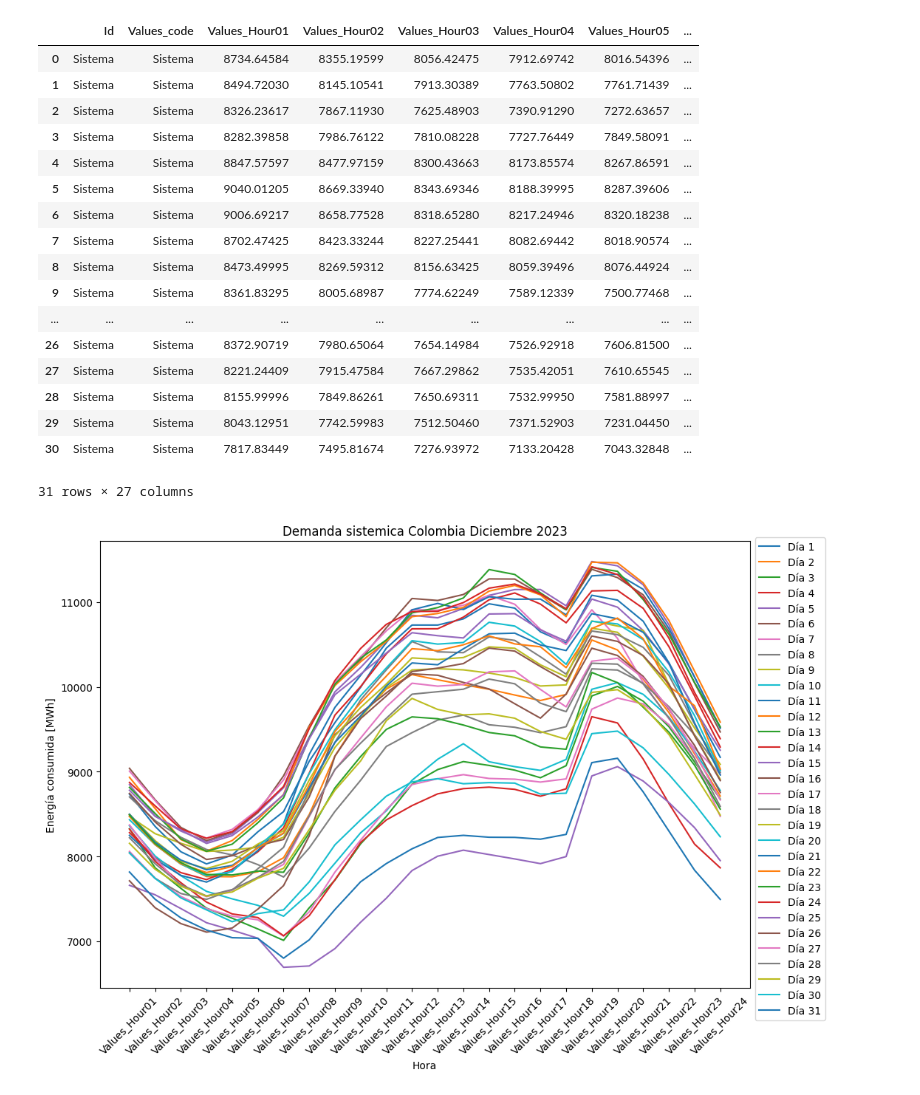
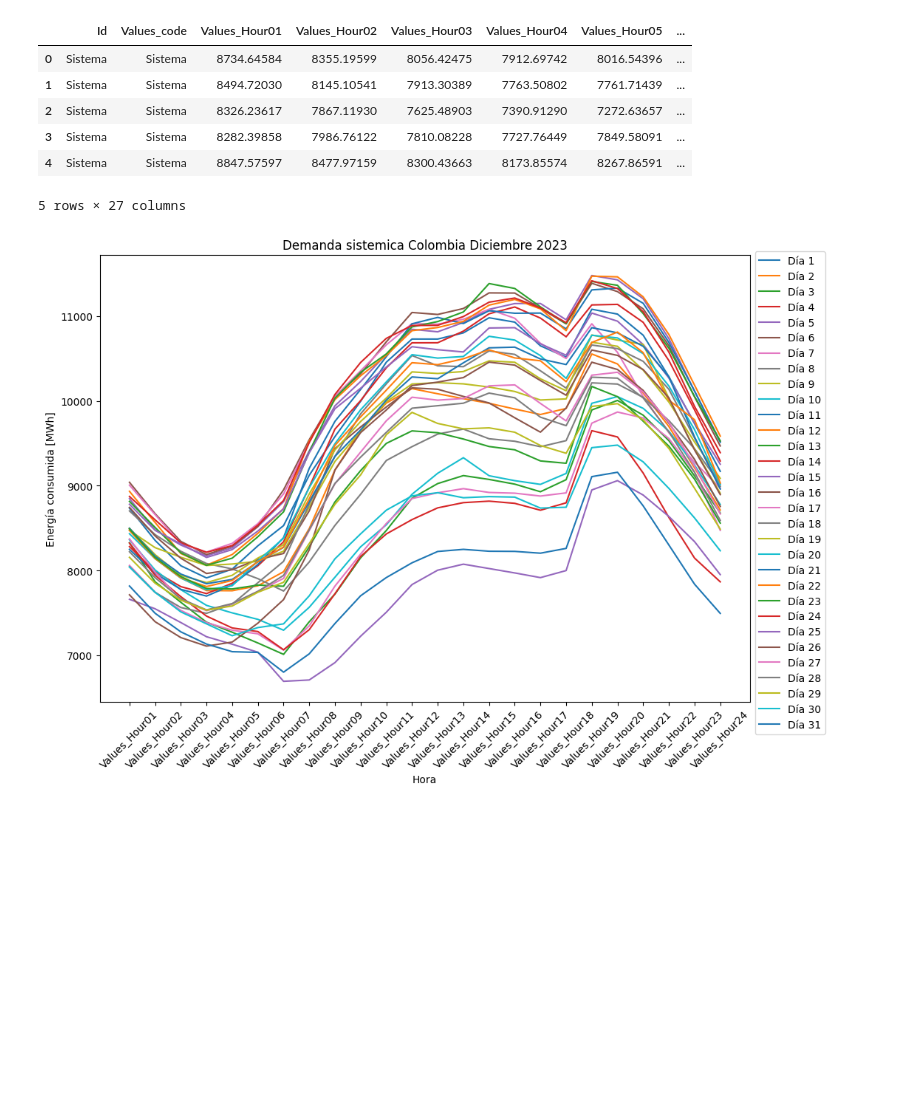
Before and after one commit to jebernatec/colombia-energy-market, a Jupyter notebook: energia_colombia.ipynb, the cells around one changed output. Drawn from its saved outputs; the diff is of its cells as text; code cells hidden in the pictures; blank space fills up the shorter version.

```diff
--- a/energia_colombia.ipynb
+++ b/energia_colombia.ipynb
@@ -64,40 +102,27 @@ objectAPI = pydataxm.ReadDB()
 # %%
-##### Analisis sistemico del precio de energía Mayorista de colombia en Diciembre 2023
-
-### demand [kWh]
+### Real demand (System) [MWh]
 december = objectAPI.request_data(
     "DemaReal",
     "Sistema",
     dt.date(2023, 12, 1),
     dt.date(2023, 12, 30)
 )
 
 thirtyone = objectAPI.request_data(
     "DemaReal",
     "Sistema",
     dt.date(2023, 12, 31),
     dt.date(2023, 12, 31)
 )
 
 demand = pd.concat([december, thirtyone], ignore_index=True)
 demand.iloc[:, 2:-1] /= 1000
-demand
+demand.head()
 # %% [output]
 |  | Id | Values_code | Values_Hour01 | Values_Hour02 | Values_Hour03 | Values_Hour04 | Values_Hour05 | ... |
 | 0 | Sistema | Sistema | 8734.64584 | 8355.19599 | 8056.42475 | 7912.69742 | 8016.54396 | ... |
 | 1 | Sistema | Sistema | 8494.72030 | 8145.10541 | 7913.30389 | 7763.50802 | 7761.71439 | ... |
 | 2 | Sistema | Sistema | 8326.23617 | 7867.11930 | 7625.48903 | 7390.91290 | 7272.63657 | ... |
 | 3 | Sistema | Sistema | 8282.39858 | 7986.76122 | 7810.08228 | 7727.76449 | 7849.58091 | ... |
 | 4 | Sistema | Sistema | 8847.57597 | 8477.97159 | 8300.43663 | 8173.85574 | 8267.86591 | ... |
-| 5 | Sistema | Sistema | 9040.01205 | 8669.33940 | 8343.69346 | 8188.39995 | 8287.39606 | ... |
-| 6 | Sistema | Sistema | 9006.69217 | 8658.77528 | 8318.65280 | 8217.24946 | 8320.18238 | ... |
-| 7 | Sistema | Sistema | 8702.47425 | 8423.33244 | 8227.25441 | 8082.69442 | 8018.90574 | ... |
-| 8 | Sistema | Sistema | 8473.49995 | 8269.59312 | 8156.63425 | 8059.39496 | 8076.44924 | ... |
-| 9 | Sistema | Sistema | 8361.83295 | 8005.68987 | 7774.62249 | 7589.12339 | 7500.77468 | ... |
-| ... | ... | ... | ... | ... | ... | ... | ... | ... |
-| 26 | Sistema | Sistema | 8372.90719 | 7980.65064 | 7654.14984 | 7526.92918 | 7606.81500 | ... |
-| 27 | Sistema | Sistema | 8221.24409 | 7915.47584 | 7667.29862 | 7535.42051 | 7610.65545 | ... |
-| 28 | Sistema | Sistema | 8155.99996 | 7849.86261 | 7650.69311 | 7532.99950 | 7581.88997 | ... |
-| 29 | Sistema | Sistema | 8043.12951 | 7742.59983 | 7512.50460 | 7371.52903 | 7231.04450 | ... |
-| 30 | Sistema | Sistema | 7817.83449 | 7495.81674 | 7276.93972 | 7133.20428 | 7043.32848 | ... |
-31 rows × 27 columns
+5 rows × 27 columns
```
Also changed, not shown: parts of 10 cells of this notebook.
